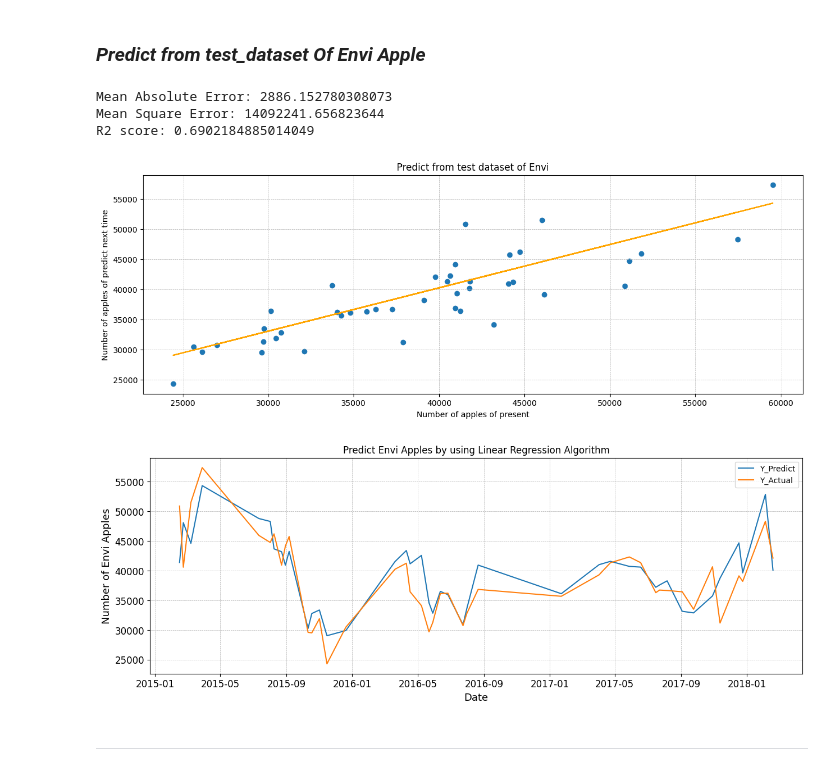
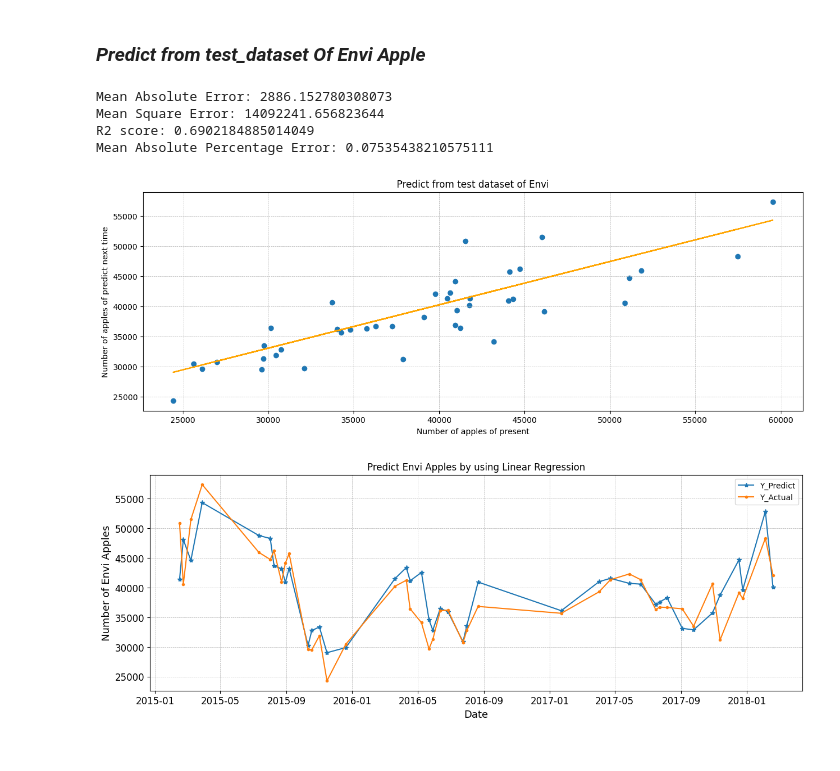
Before and after one commit to OatKID/RegressionMiniProject, a Jupyter notebook: algorithm/Envi/1_predict_1/linear_regression.ipynb, the cells around one changed output. Saved outputs shown, nothing was run; the diff lists cells and outputs as text; code cells hidden in the pictures.

Commit message:
Add MAPE

```diff
--- a/algorithm/Envi/1_predict_1/linear_regression.ipynb
+++ b/algorithm/Envi/1_predict_1/linear_regression.ipynb
@@ -142,12 +140,14 @@ y_predict = model.predict(x_test[:, 1:])
 mae = mean_absolute_error(y_test[:, 1:], y_predict)
 mse = mean_squared_error(y_test[:, 1:], y_predict)
 r2 = r2_score(y_test[:, 1:], y_predict)
+mape = mean_absolute_percentage_error(y_test[:, 1:], y_predict)
 
 print(f"Mean Absolute Error: {mae}")
 print(f"Mean Square Error: {mse}")
 print(f"R2 score: {r2}")
+print(f"Mean Absolute Percentage Error: {mape}")
 
-writeEvaluate("Linear",mae,mse,r2,"evaluate.csv")
+writeEvaluate("Linear", mae, mse, r2, mape, "evaluate.csv")
 
 
 plt.figure(figsize=(15,5))
@@ -162,20 +162,19 @@ plt.show()
 Mean Absolute Error: 2886.152780308073
 Mean Square Error: 14092241.656823644
 R2 score: 0.6902184885014049
+Mean Absolute Percentage Error: 0.07535438210575111
 [figure]
 # %%
 plt.figure(figsize=(15, 5))
 plt.xticks(fontsize=12)
 plt.yticks(fontsize=12)
-plt.plot(x_test[:, :1], y_predict, label="Y_Predict")
-plt.plot(x_test[:,:1], y_test[:, 1:], label="Y_Actual")
+plt.plot(x_test[:, :1], y_predict, label="Y_Predict", marker='*')
+plt.plot(x_test[:,:1], y_test[:, 1:], label="Y_Actual", marker='.')
 plt.xlabel("Date", fontsize=13)
 plt.ylabel("Number of Envi Apples", fontsize=13)
-plt.title("Predict Envi Apples by using Linear Regression Algorithm")
+plt.title("Predict Envi Apples by using Linear Regression")
 plt.grid(linestyle='--', linewidth='0.5')
 plt.legend()
 plt.show()
 # %% [output]
-[figure, old version]
+[figure, new version]
-# %% [markdown]
----
```
Also changed, not shown: parts of 5 cells of this notebook, 3 other files.
